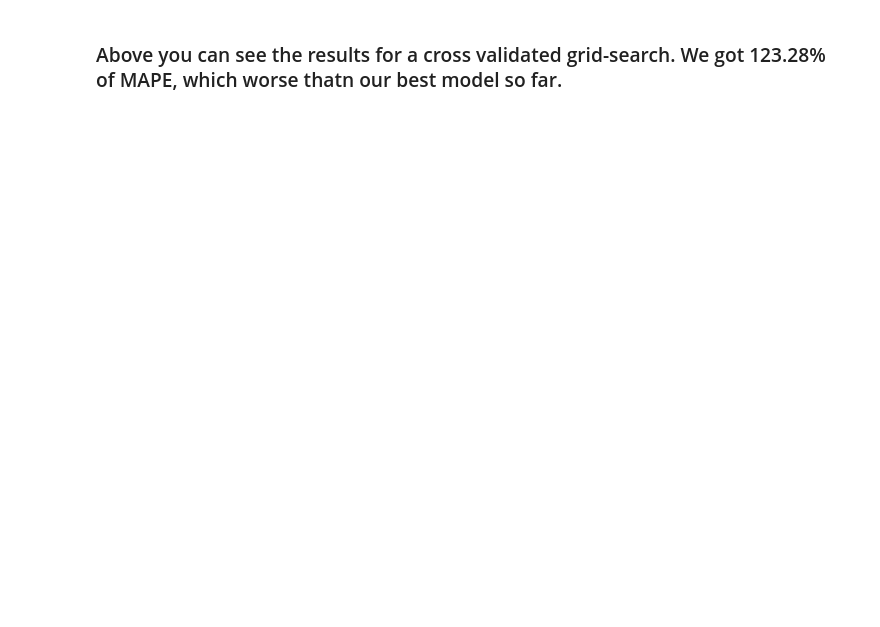
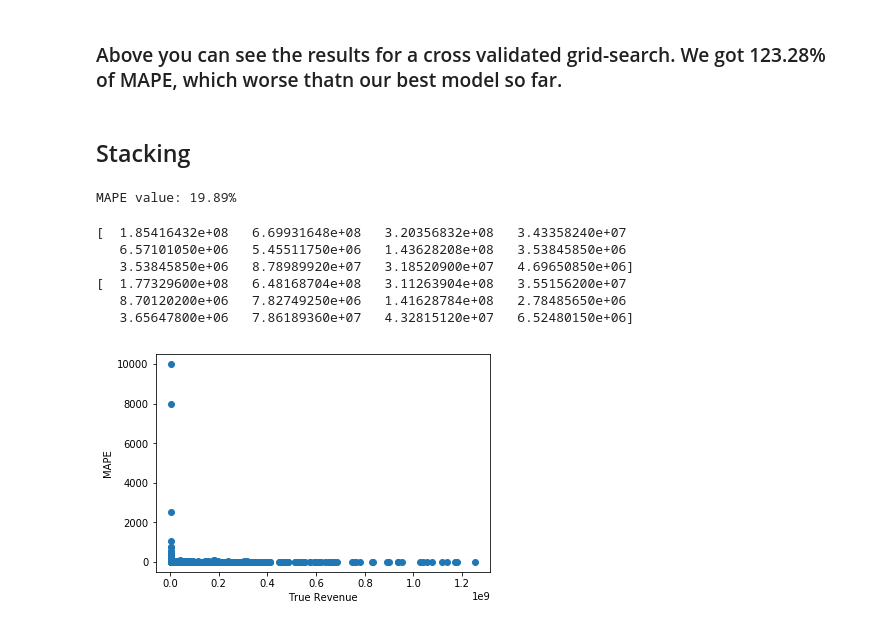
Before and after one commit to apoovey/DataScienceFinalProject, a Jupyter notebook: movieRev.ipynb, the cells around one changed output. Saved outputs shown, nothing was run; the diff lists cells and outputs as text; code cells hidden in the pictures; blank space fills up the shorter version.

```diff
--- a/movieRev.ipynb
+++ b/movieRev.ipynb
@@ -544,2 +557,4 @@ mean_absolute_percentage_error: 123.28
 # %% [markdown]
 ### Above you can see the results for a cross validated grid-search. We got 123.28% of MAPE, which worse thatn our best model so far.
+# %% [markdown]
+## Stacking
@@ -545,0 +596,62 @@ mean_absolute_percentage_error: 123.28
+# %%
+from sklearn.model_selection import GridSearchCV
+from sklearn.linear_model import Lasso
+from mlxtend.regressor import StackingRegressor
+from sklearn.linear_model import LinearRegression
+from sklearn.linear_model import Ridge
+from sklearn.svm import SVR
+import matplotlib.pyplot as plt
+import numpy as np
+
+#lasso = linear_model.Lasso(alpha=0.01, max_iter=50)
+#svr_lin = SVR(kernel='linear')
+#svr_rbf = SVR(kernel='rbf')
+lr = LinearRegression()
+ridge = Ridge(random_state=1, alpha=7)
+xgb2 = xgboost.XGBRegressor(n_estimators=100, learning_rate=0.08, gamma=0.5, subsample=0.75, colsample_bytree=1, max_depth=7)
+xgb3 = xgboost.XGBRegressor(n_estimators=100, learning_rate=0.08, gamma=0.5, subsample=0.75, colsample_bytree=1, max_depth=5)
+
+stregr = StackingRegressor(regressors=[ridge, lr, xgb2],
+                           meta_regressor=xgb3)
+
+# Training the stacking classifier
+
+stregr.fit(X_train, y_train)
+y_test = stregr.predict(X_test)
+
+print("MAPE value: %.2f"
+      % mean_absolute_percentage_error(np.ravel(y_test), np.ravel(y_pred)) + "%")
+
+# Evaluate and visualize the fit
+
+# print("Mean Squared Error: %.4f"
+#       % np.mean((y_test - y_pred) ** 2))
+# #print('Variance Score: %.4f' % stregr.score(X, y))
+
+# with plt.style.context(('seaborn-whitegrid')):
+#     plt.scatter(X, y, c='lightgray')
+#     plt.plot(X, stregr.predict(X), c='darkgreen', lw=2)
+
+# plt.show()
+# %% [output]
+MAPE value: 19.89%
+# %%
+print y_test[:12]
+print y_pred[:12]
+# %% [output]
+[  1.85416432e+08   6.69931648e+08   3.20356832e+08   3.43358240e+07
+   6.57101050e+06   5.45511750e+06   1.43628208e+08   3.53845850e+06
+   3.53845850e+06   8.78989920e+07   3.18520900e+07   4.69650850e+06]
+[  1.77329600e+08   6.48168704e+08   3.11263904e+08   3.55156200e+07
+   8.70120200e+06   7.82749250e+06   1.41628784e+08   2.78485650e+06
+   3.65647800e+06   7.86189360e+07   4.32815120e+07   6.52480150e+06]
+# %%
+mapeVals = []
+for i in range(0,len(y_pred)):
+    mapeVals.append(mean_absolute_percentage_error(y_pred[i],y_test[i]))
+plt.scatter(y_test, mapeVals)
+plt.xlabel("True Revenue")
+plt.ylabel("MAPE")
+plt.show()
+# %% [output]
+[figure, added]
```
Also changed, not shown: parts of 20 cells of this notebook.
